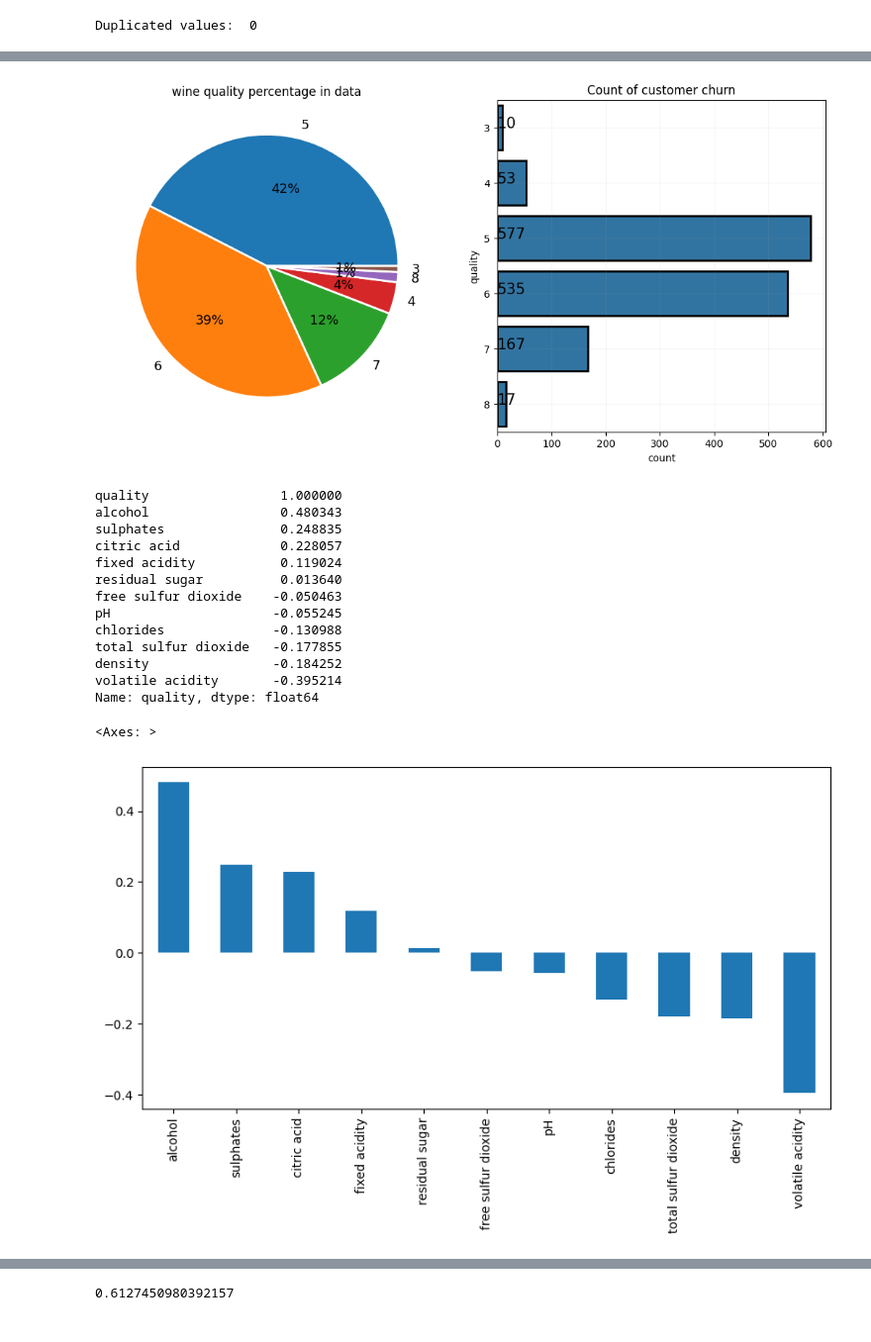
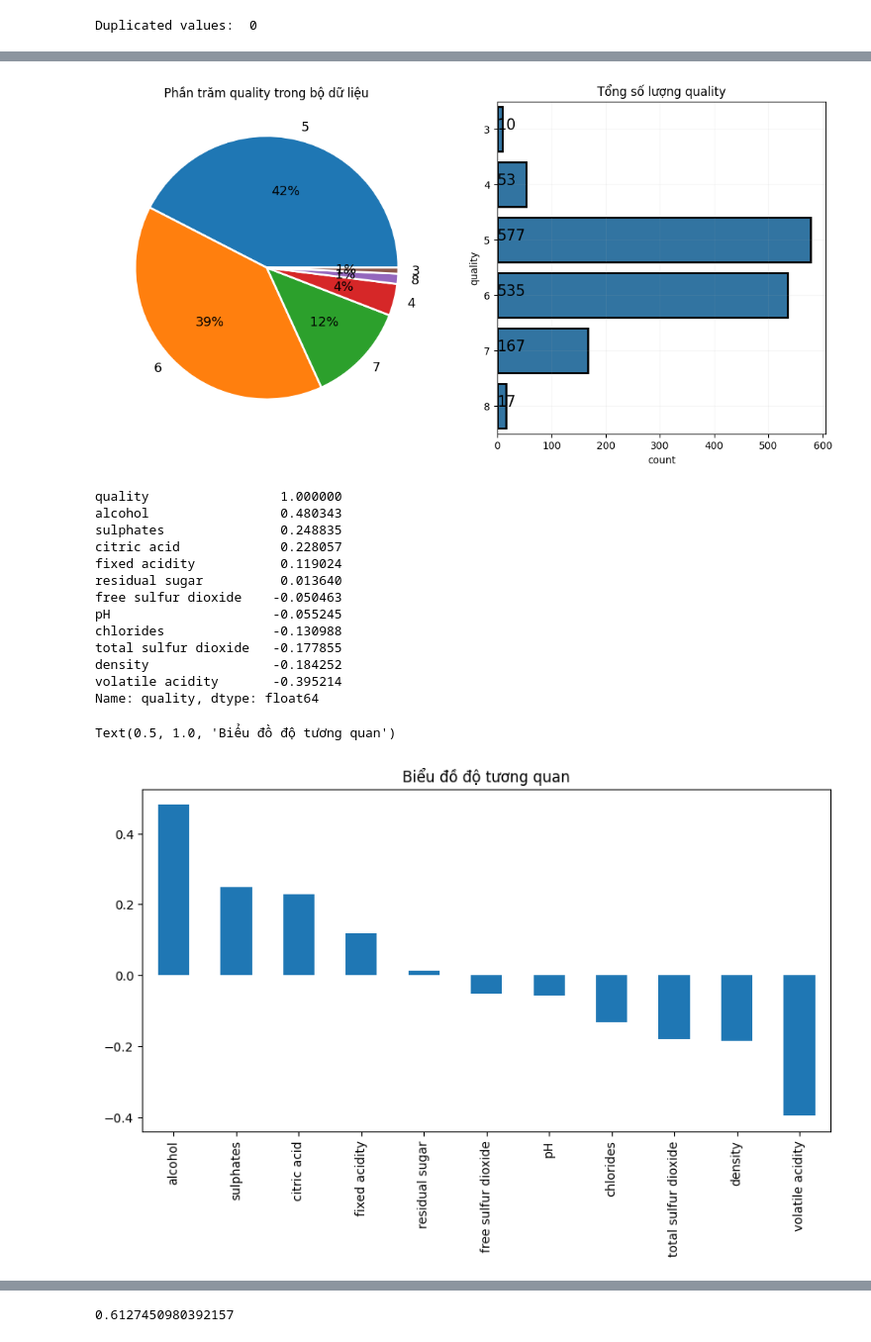
Before and after one commit to TQTien1/UDAI-wine-red, a Jupyter notebook: KNN_nhom-_sau_hop.ipynb, the cells around one changed output, grey strips where cells are left out. Shown at 99% size. Cells and saved outputs as stored; diff of their text form; code cells hidden in the pictures.

```diff
--- a/KNN_nhom-_sau_hop.ipynb
+++ b/KNN_nhom-_sau_hop.ipynb
@@ -8,3 +13,4 @@ from sklearn.model_selection import train_test_split
 # %%
-wine = pd.read_csv('\Coder\linhtinh\winequality-red.csv', sep=';')
+#Import dữ liệu
+wine = pd.read_csv('winequality-red.csv', sep=';')
 wine.head(10)
@@ -71,5 +94,5 @@ plt.show()
 # %%
-#ti trong cac thuoc tinh
+#Biểu đồ tỉ trọng các thuộc tính
 plt.figure(figsize=(13,6))
 plt.subplot(121)
 wine["quality"].value_counts().plot.pie(autopct  = "%1.0f%%",
@@ -77,7 +100,7 @@ wine["quality"].value_counts().plot.pie(autopct  = "%1.0f%%",
                                         wedgeprops = {"linewidth" : 2,
                                                       "edgecolor" : "w"},
                                        )
-plt.title("wine quality percentage in data")
+plt.title("Phần trăm quality trong bộ dữ liệu")
 plt.ylabel("")
 plt.subplot(122)
 ax = sns.countplot(y = wine["quality"],linewidth = 2,
@@ -95,34 +118,31 @@ for i,j in enumerate(wine["quality"].value_counts().values) :
         ax.text(.1,5,j,fontsize = 15,color = "k")
     if i == 5:
         ax.text(.1,0,j,fontsize = 15,color = "k")
-plt.title("Count of customer churn")
+plt.title("Tổng số lượng quality")
 plt.grid(True,alpha = .1)
-
 plt.show()
 # %% [output]
-[figure, old version]
+[figure, new version]
-# %%
-correlation=wine.corr()
-correlation['quality'].sort_values(ascending=False)
-# %% [output]
-quality                 1.000000
-alcohol                 0.480343
-sulphates               0.248835
-citric acid             0.228057
-fixed acidity           0.119024
-residual sugar          0.013640
-free sulfur dioxide    -0.050463
-pH                     -0.055245
-chlorides              -0.130988
-total sulfur dioxide   -0.177855
-density                -0.184252
-volatile acidity       -0.395214
-Name: quality, dtype: float64
 # %%
 #Do tuong quan giua cac thuoc tinh voi quality
 correlation=wine.corr()
+print(correlation['quality'].sort_values(ascending=False))
 correlation['quality'].drop('quality').sort_values(ascending=False).plot(kind='bar',figsize=(10,5))
+plt.title("Biểu đồ độ tương quan")
 # %% [output]
-<Axes: >
+quality                 1.000000
+alcohol                 0.480343
+sulphates               0.248835
+citric acid             0.228057
+fixed acidity           0.119024
+residual sugar          0.013640
+free sulfur dioxide    -0.050463
+pH                     -0.055245
+chlorides              -0.130988
+total sulfur dioxide   -0.177855
+density                -0.184252
+volatile acidity       -0.395214
+Name: quality, dtype: float64
+Text(0.5, 1.0, 'Biểu đồ độ tương quan')
-[figure, old version]
+[figure, new version]
 # %%
```
Also changed, not shown: parts of 28 cells of this notebook.
